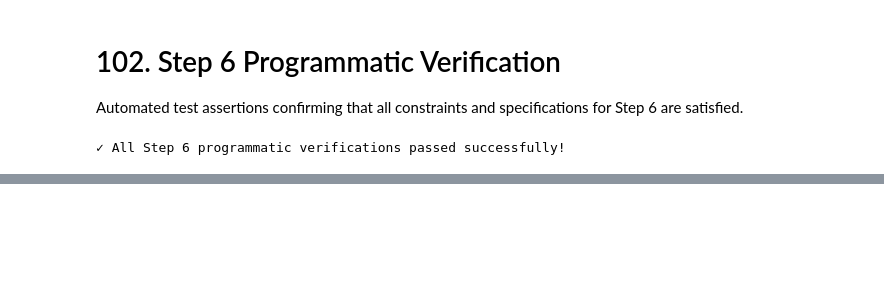
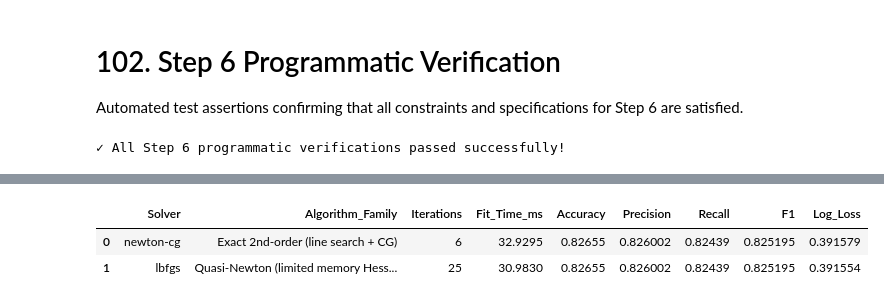
Before and after one commit to abed-dvp/california-housing-training-optimization, a Jupyter notebook: notebook.ipynb, the cells around one changed output, grey strips where cells are left out. Drawn from its saved outputs; the diff is of its cells as text; code cells hidden in the pictures; blank space fills up the shorter version.

```diff
--- a/notebook.ipynb
+++ b/notebook.ipynb
@@ -2962,0 +3132,49 @@ print("\u2713 All Step 6 programmatic verifications passed successfully!")
+# %%
+preds_newton = lr_newton.predict(X_all_test_scaled)
+probs_newton = lr_newton.predict_proba(X_all_test_scaled)[:, 1]
+
+acc_newton = float(accuracy_score(y_class_test, preds_newton))
+prec_newton = float(precision_score(y_class_test, preds_newton))
+rec_newton = float(recall_score(y_class_test, preds_newton))
+f1_newton = float(f1_score(y_class_test, preds_newton))
+ll_newton = float(log_loss(y_class_test, probs_newton))
+
+preds_lbfgs = lr_lbfgs.predict(X_all_test_scaled)
+probs_lbfgs = lr_lbfgs.predict_proba(X_all_test_scaled)[:, 1]
+
+acc_lbfgs = float(accuracy_score(y_class_test, preds_lbfgs))
+prec_lbfgs = float(precision_score(y_class_test, preds_lbfgs))
+rec_lbfgs = float(recall_score(y_class_test, preds_lbfgs))
+f1_lbfgs = float(f1_score(y_class_test, preds_lbfgs))
+ll_lbfgs = float(log_loss(y_class_test, probs_lbfgs))
+
+logistic_benchmark_df = pd.DataFrame([
+    {
+        "Solver": "newton-cg",
+        "Algorithm_Family": "Exact 2nd-order (line search + CG)",
+        "Iterations": int(lr_newton.n_iter_[0]),
+        "Fit_Time_ms": t_newton,
+        "Accuracy": acc_newton,
+        "Precision": prec_newton,
+        "Recall": rec_newton,
+        "F1": f1_newton,
+        "Log_Loss": ll_newton
+    },
+    {
+        "Solver": "lbfgs",
+        "Algorithm_Family": "Quasi-Newton (limited memory Hessian approx)",
+        "Iterations": int(lr_lbfgs.n_iter_[0]),
+        "Fit_Time_ms": t_lbfgs,
+        "Accuracy": acc_lbfgs,
+        "Precision": prec_lbfgs,
+        "Recall": rec_lbfgs,
+        "F1": f1_lbfgs,
+        "Log_Loss": ll_lbfgs
+    }
+])
+
+logistic_benchmark_df
+# %% [output]
+|  | Solver | Algorithm_Family | Iterations | Fit_Time_ms | Accuracy | Precision | Recall | F1 | Log_Loss |
+| 0 | newton-cg | Exact 2nd-order (line search + CG) | 6 | 32.9295 | 0.82655 | 0.826002 | 0.82439 | 0.825195 | 0.391579 |
+| 1 | lbfgs | Quasi-Newton (limited memory Hess... | 25 | 30.9830 | 0.82655 | 0.826002 | 0.82439 | 0.825195 | 0.391554 |
```
Also changed, not shown: parts of 27 cells of this notebook, 1 other file.
